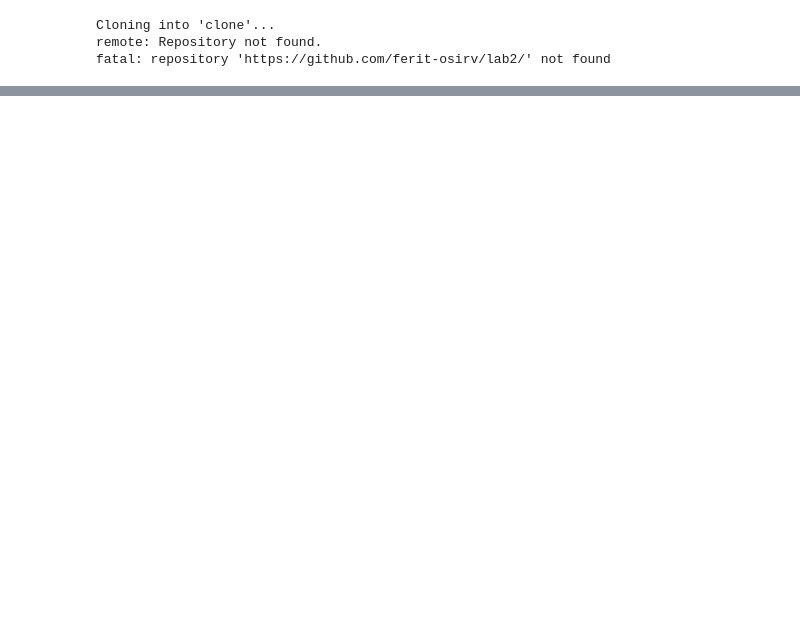
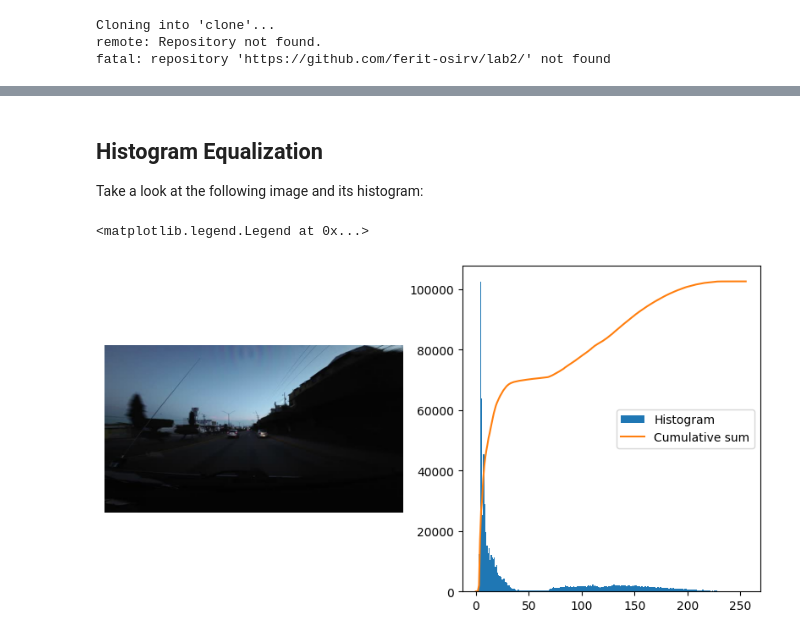
Before and after one commit to kiko4902/24-25-lab-2, a Jupyter notebook: lab2.ipynb, the cells around one changed output, grey strips where cells are left out. Saved outputs shown, nothing was run; the diff lists cells and outputs as text; code cells hidden in the pictures; blank space fills up the shorter version.

```diff
--- a/lab2.ipynb
+++ b/lab2.ipynb
@@ -180,0 +220,22 @@ Koristeći Otsu binarnu sliku kao masku, primjenite funkciju `img_thresholded =
+# %% [markdown]
+## Histogram Equalization
+
+Take a look at the following image and its histogram:
+# %%
+img = cv.imread('images/driving.jpg')
+img = cv.cvtColor(img, cv.COLOR_BGR2RGB)
+
+fig, axs = plt.subplots(1, 2, figsize=(10, 5))
+axs[0].imshow(img)
+axs[0].axis('off')
+
+axs[1].hist(img.ravel(), 256, [0, 256], label='Histogram')
+# show cumulative sum of the histogram
+cumsum = np.cumsum(np.histogram(img, 256, [0, 256])[0])
+cumsum = cumsum / cumsum[-1]
+cumsum *= max(np.histogram(img, 256, [0, 256])[0])
+axs[1].plot(cumsum, label='Cumulative sum')
+axs[1].legend()
+# %% [output]
+<matplotlib.legend.Legend at 0x...>
+[figure, added]
```
Also changed, not shown: parts of 35 cells of this notebook, 10 other files.
